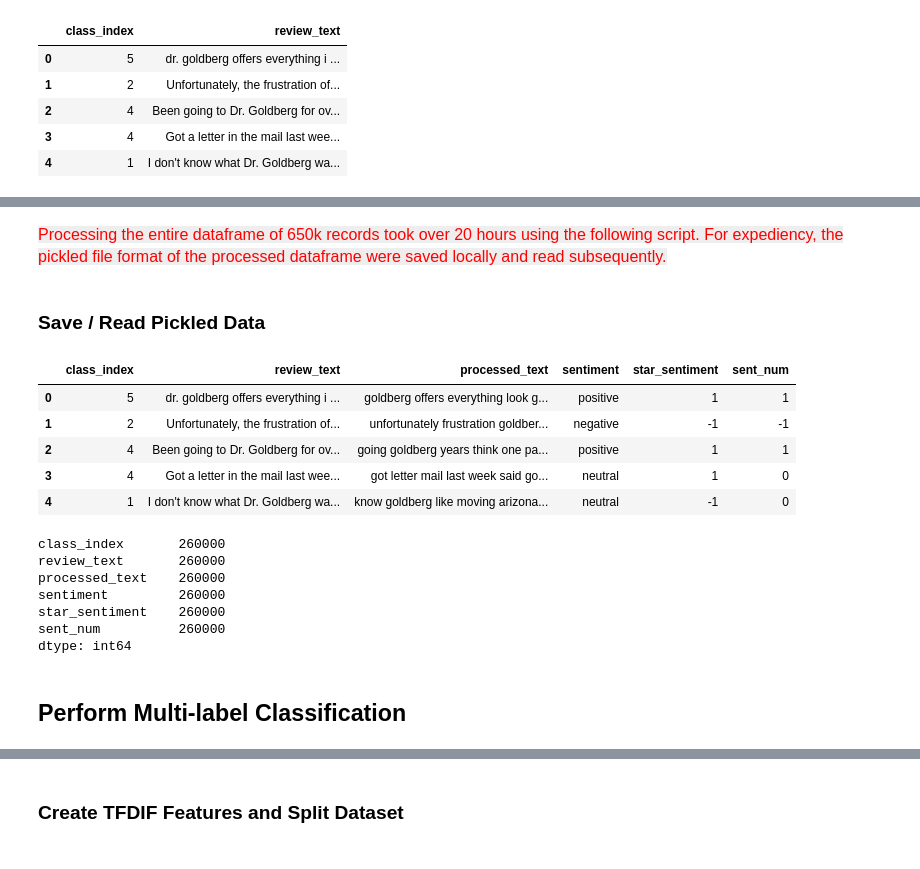
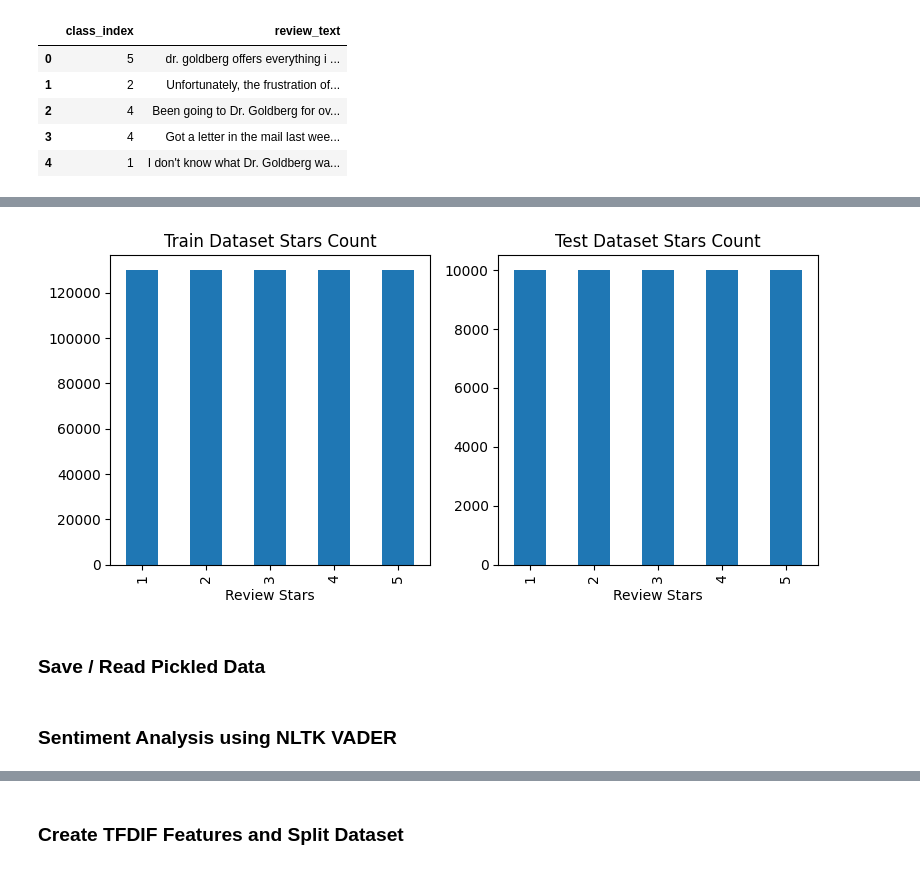
Before and after one commit to biman-zen/FinalCapstone, a Jupyter notebook: FinalCapstone_Model.ipynb, the cells around one changed output, grey strips where cells are left out. Saved outputs shown, nothing was run; the diff lists cells and outputs as text; code cells hidden in the pictures.

```diff
--- a/FinalCapstone_Model.ipynb
+++ b/FinalCapstone_Model.ipynb
@@ -178,9 +218,20 @@ f.close()
-# %% [markdown]
-</br>
-<span style="color: red; font-family: Arial; font-size: 16px; background-color: #EEEEEE">
-Processing the entire dataframe of 650k records took over 20 hours using the following script.</br>
-For expediency, the pickled file format of the processed dataframe were saved locally and read subsequently.
-</span>
+# %%
+# Plot bar graph of the Review Stars
+fig, axes = plt.subplots(1, 2, figsize=(8, 4))
+df['class_index'].value_counts().sort_index() \
+                .plot(kind='bar',
+                title='Train Dataset Stars Count',ax=axes[0])
+axes[0].set_xlabel('Review Stars')
+
+axes[1] = df_test['class_index'].value_counts().sort_index() \
+            .plot(kind='bar',
+            title='Test Dataset Stars Count',ax=axes[1])
+axes[1].set_xlabel('Review Stars')
+
+plt.tight_layout()
+plt.show()
+# %% [output]
+[figure, added]
 # %% [markdown]
 ### Save / Read Pickled Data
 # %%
@@ -192,47 +243,19 @@ file_name = 'processed_text.pkl'
 with open(file_name, 'wb') as f:  # open a text file
     pickle.dump(processed_text, f) # serialize the list
 f.close()
+
+# Read Train Data
+with open('train_dataset_processed.pkl', 'rb') as f:
+    dftrain_processed = pickle.load(f) # deserialize using load()
+
+# Read Train Data
+with open('test_dataset_processed.pkl', 'rb') as f:
+    dftest_processed = pickle.load(f) # deserialize using load()
 '''
-# Read Data
-with open('dataframe_processed_NLTKsentiment.pkl', 'rb') as f:
-    df_processed = pickle.load(f) # deserialize using load()
-    #print(loaded_processed_text) # print student names
-
-# Convert Star value to numerical sentiment
-# [1,2] stars == 'negative' == -1
-# 3 stars == "neutral" == 0
-# 4 stars == "positive" == 1
-
-def mapfunc(x):
-    output = None
-    if x==1 or x==2:
-        output = -1
-    elif x==3:
-        output = 0
-    elif x==4 or x==5:
-        output = 1
-    return output
 # Apply map function to dataframe column
-df_processed['star_sentiment'] = df_processed['class_index']\
-                                .map(lambda x: mapfunc(x))
-df_processed.head()
+#dftest_processed['star_sentiment'] = dftest_processed['class_index']\
+#                                .map(lambda x: mapfunc(x))
+#df_processed = df_processed.iloc[:,[0,4,1,2,3,5]]
+#train_df_processed.head()
-# %% [output]
-|  | class_index | review_text | processed_text | sentiment | star_sentiment | sent_num |
-| 0 | 5 | dr. goldberg offers everything i ... | goldberg offers everything look g... | positive | 1 | 1 |
-| 1 | 2 | Unfortunately, the frustration of... | unfortunately frustration goldber... | negative | -1 | -1 |
-| 2 | 4 | Been going to Dr. Goldberg for ov... | going goldberg years think one pa... | positive | 1 | 1 |
-| 3 | 4 | Got a letter in the mail last wee... | got letter mail last week said go... | neutral | 1 | 0 |
-| 4 | 1 | I don't know what Dr. Goldberg wa... | know goldberg like moving arizona... | neutral | -1 | 0 |
-# %%
-df_processed.loc[df_processed['star_sentiment']==1].count()
-# Down sample to avoid
-# %% [output]
-class_index       260000
-review_text       260000
-processed_text    260000
-sentiment         260000
-star_sentiment    260000
-sent_num          260000
-dtype: int64
-# %% [markdown]
-## Perform Multi-label Classification
+# %% [markdown]
+### Sentiment Analysis using NLTK VADER
```
Also changed, not shown: parts of 36 cells of this notebook.
